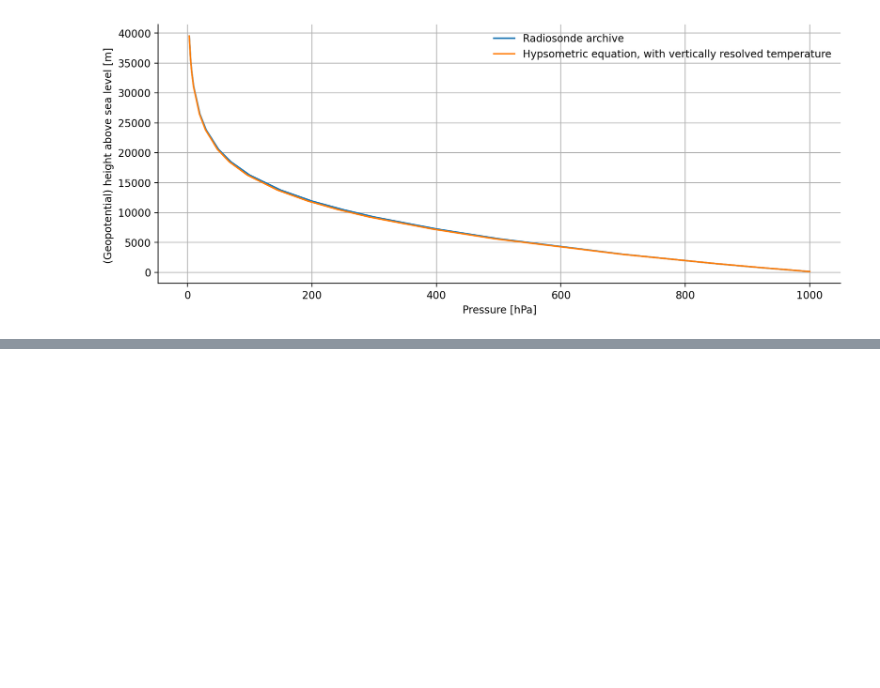
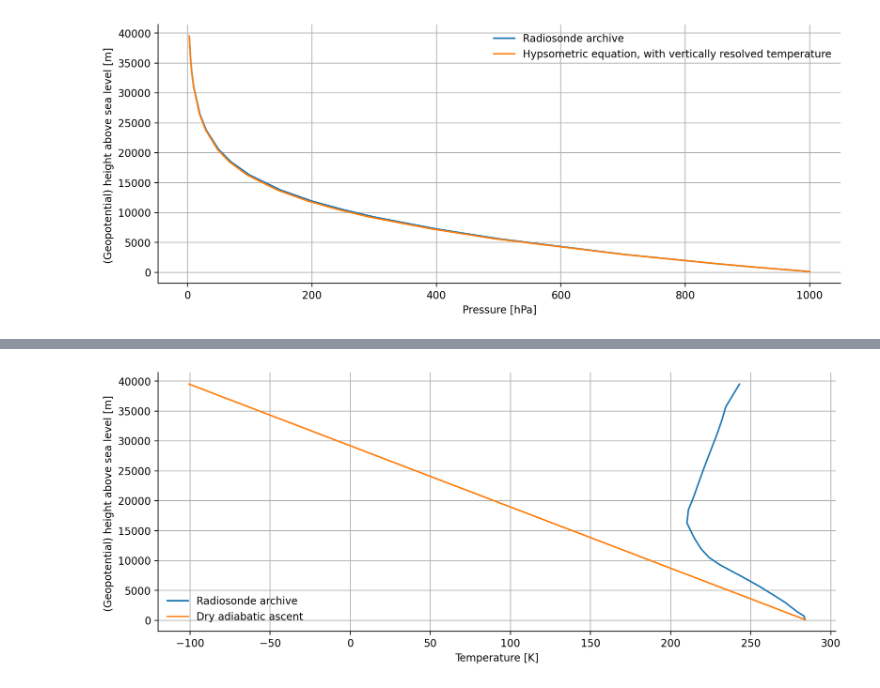
Before and after one commit to martinjanssens/metclim, a Jupyter notebook: metclim-jupyter-book/2. Thermodynamics (i).ipynb, the cells around one changed output, grey strips where cells are left out. Drawn from its saved outputs; the diff is of its cells as text; code cells hidden in the pictures; blank space fills up the shorter version.

```diff
--- a/metclim-jupyter-book/2. Thermodynamics (i).ipynb
+++ b/metclim-jupyter-book/2. Thermodynamics (i).ipynb
@@ -218,0 +289,23 @@ Test
+# %%
+cpd = 1004. # Specific heat of dry air at constant pressure [J/kg/K]
+Gamma_d = -grav/cpd
+
+# Get the near-surface temperature from the radiosonde data
+T0 = ds_temp['temp'][0]
+
+# Temperature profile of dry adiabatic ascent from this level:
+T_ad = T0 + Gamma_d*(ds_temp['hgeo'] - ds_temp['hgeo'][0])
+
+# Temperature profile which accounts for buoyancy consumption
+# (see https://www.romps.berkeley.edu/papers/pubdata/2017/leshouches/17leshouches.pdf section 1.7)
+# T_b = T0*np.exp(-grav*ds_temp['hgeo']/cpd/300)
+
+fig, ax = plt.subplots(ncols=1)
+ax.plot(ds_temp['temp'], ds_temp['hgeo'], label='Radiosonde archive')
+ax.plot(T_ad, ds_temp['hgeo'], label='Dry adiabatic ascent')
+# ax.plot(T_b, ds_temp['hgeo'], label='Buoyancy-consuming ascent')
+ax.set_xlabel('Temperature [K]')
+ax.set_ylabel('(Geopotential) height above sea level [m] ')
+_=ax.legend()
+# %% [output]
+[figure, added]
```
Also changed, not shown: parts of 16 cells of this notebook, 2 other files.
